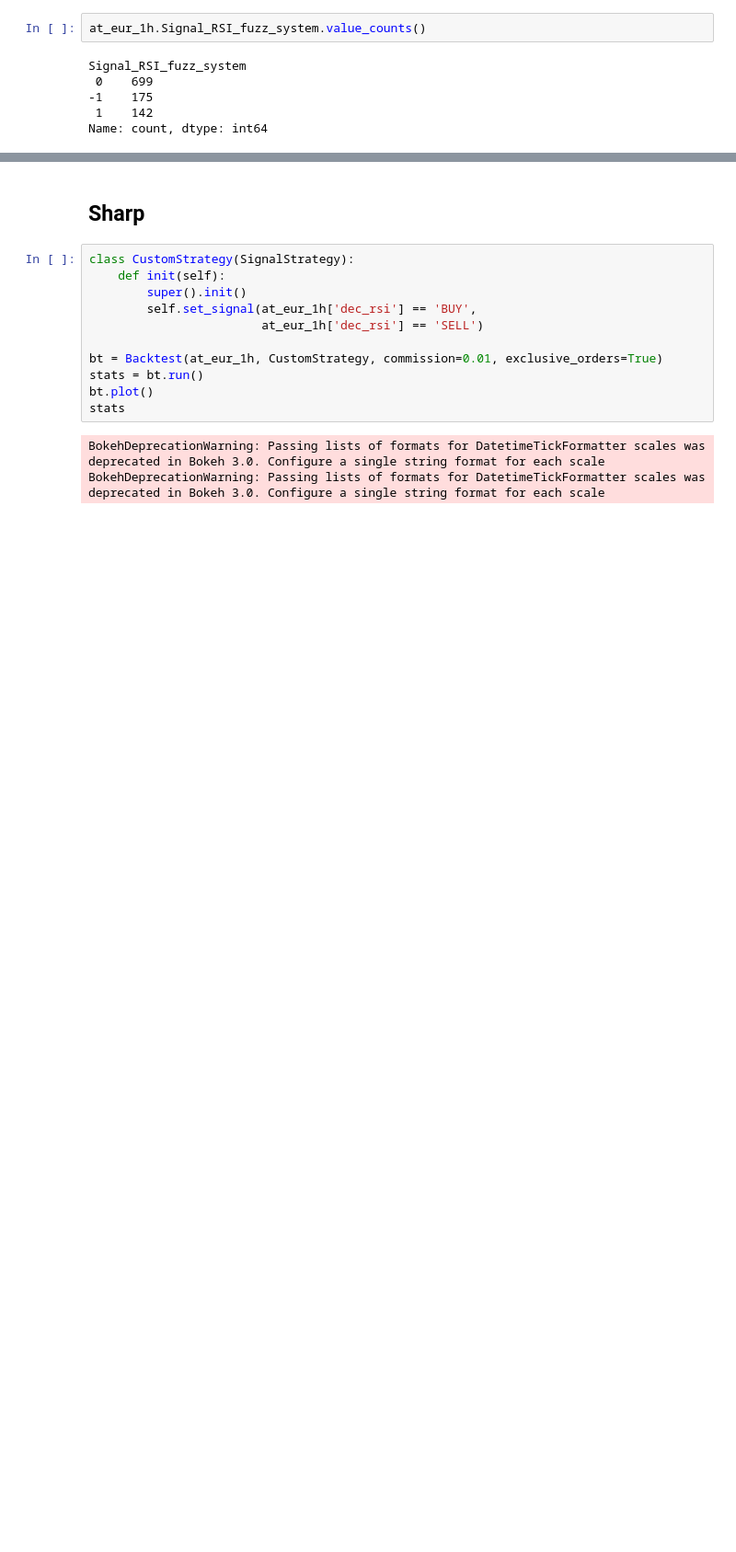
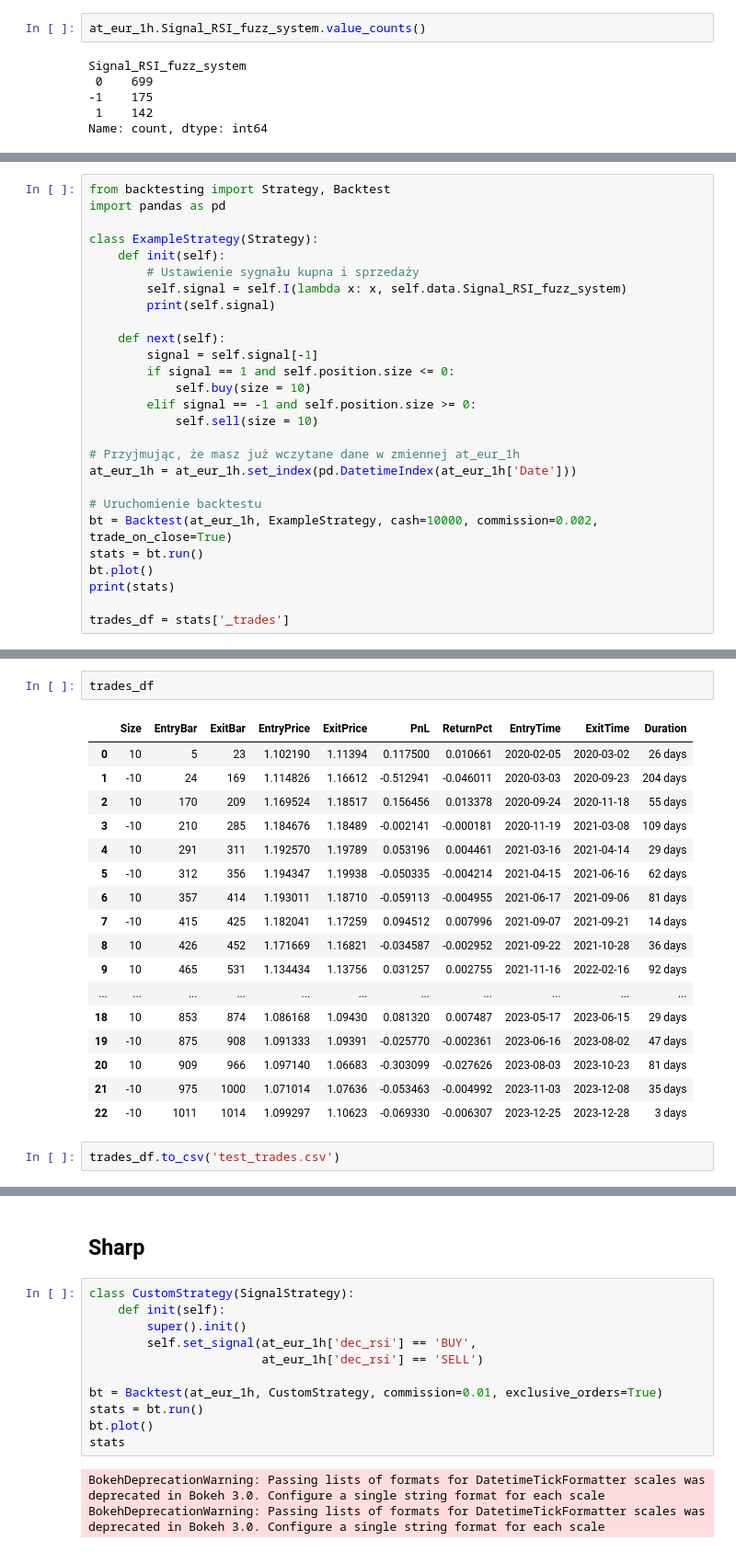
Before and after one commit to kkarolina71/praca_magisterska, a Jupyter notebook: RSI_Williams_EURUSD_d.ipynb, the cells around one changed output, grey strips where cells are left out. Shown at 92% size. Saved outputs shown, nothing was run; the diff lists cells and outputs as text; blank space fills up the shorter version.

Commit message:
RSI_WIlliams_EURUSD - buy/sell size

```diff
--- a/RSI_Williams_EURUSD_d.ipynb
+++ b/RSI_Williams_EURUSD_d.ipynb
@@ -298,0 +281,27 @@ dtype: object
+# %%
+from backtesting import Strategy, Backtest
+import pandas as pd
+
+class ExampleStrategy(Strategy):
+    def init(self):
+        # Ustawienie sygnału kupna i sprzedaży
+        self.signal = self.I(lambda x: x, self.data.Signal_RSI_fuzz_system)
+        print(self.signal)
+
+    def next(self):
+        signal = self.signal[-1]
+        if signal == 1 and self.position.size <= 0:
+            self.buy(size = 10)
+        elif signal == -1 and self.position.size >= 0:
+            self.sell(size = 10)
+
+# Przyjmując, że masz już wczytane dane w zmiennej at_eur_1h
+at_eur_1h = at_eur_1h.set_index(pd.DatetimeIndex(at_eur_1h['Date']))
+
+# Uruchomienie backtestu
+bt = Backtest(at_eur_1h, ExampleStrategy, cash=10000, commission=0.002, trade_on_close=True)
+stats = bt.run()
+bt.plot()
+print(stats)
+
+trades_df = stats['_trades']
@@ -299,3 +329,25 @@ dtype: object
+# %%
+trades_df
+# %% [output]
+|  | Size | EntryBar | ExitBar | EntryPrice | ExitPrice | PnL | ReturnPct | EntryTime | ExitTime | Duration |
+| 0 | 10 | 5 | 23 | 1.102190 | 1.11394 | 0.117500 | 0.010661 | 2020-02-05 | 2020-03-02 | 26 days |
+| 1 | -10 | 24 | 169 | 1.114826 | 1.16612 | -0.512941 | -0.046011 | 2020-03-03 | 2020-09-23 | 204 days |
+| 2 | 10 | 170 | 209 | 1.169524 | 1.18517 | 0.156456 | 0.013378 | 2020-09-24 | 2020-11-18 | 55 days |
+| 3 | -10 | 210 | 285 | 1.184676 | 1.18489 | -0.002141 | -0.000181 | 2020-11-19 | 2021-03-08 | 109 days |
+| 4 | 10 | 291 | 311 | 1.192570 | 1.19789 | 0.053196 | 0.004461 | 2021-03-16 | 2021-04-14 | 29 days |
+| 5 | -10 | 312 | 356 | 1.194347 | 1.19938 | -0.050335 | -0.004214 | 2021-04-15 | 2021-06-16 | 62 days |
+| 6 | 10 | 357 | 414 | 1.193011 | 1.18710 | -0.059113 | -0.004955 | 2021-06-17 | 2021-09-06 | 81 days |
+| 7 | -10 | 415 | 425 | 1.182041 | 1.17259 | 0.094512 | 0.007996 | 2021-09-07 | 2021-09-21 | 14 days |
+| 8 | 10 | 426 | 452 | 1.171669 | 1.16821 | -0.034587 | -0.002952 | 2021-09-22 | 2021-10-28 | 36 days |
+| 9 | 10 | 465 | 531 | 1.134434 | 1.13756 | 0.031257 | 0.002755 | 2021-11-16 | 2022-02-16 | 92 days |
+| ... | ... | ... | ... | ... | ... | ... | ... | ... | ... | ... |
+| 18 | 10 | 853 | 874 | 1.086168 | 1.09430 | 0.081320 | 0.007487 | 2023-05-17 | 2023-06-15 | 29 days |
+| 19 | -10 | 875 | 908 | 1.091333 | 1.09391 | -0.025770 | -0.002361 | 2023-06-16 | 2023-08-02 | 47 days |
+| 20 | 10 | 909 | 966 | 1.097140 | 1.06683 | -0.303099 | -0.027626 | 2023-08-03 | 2023-10-23 | 81 days |
+| 21 | -10 | 975 | 1000 | 1.071014 | 1.07636 | -0.053463 | -0.004992 | 2023-11-03 | 2023-12-08 | 35 days |
+| 22 | -10 | 1011 | 1014 | 1.099297 | 1.10623 | -0.069330 | -0.006307 | 2023-12-25 | 2023-12-28 | 3 days |
+# %%
+trades_df.to_csv('test_trades.csv')
 # %%
 class ExampleStrategy(SignalStrategy):
     def init(self):
```
Also changed, not shown: parts of 9 cells of this notebook.
